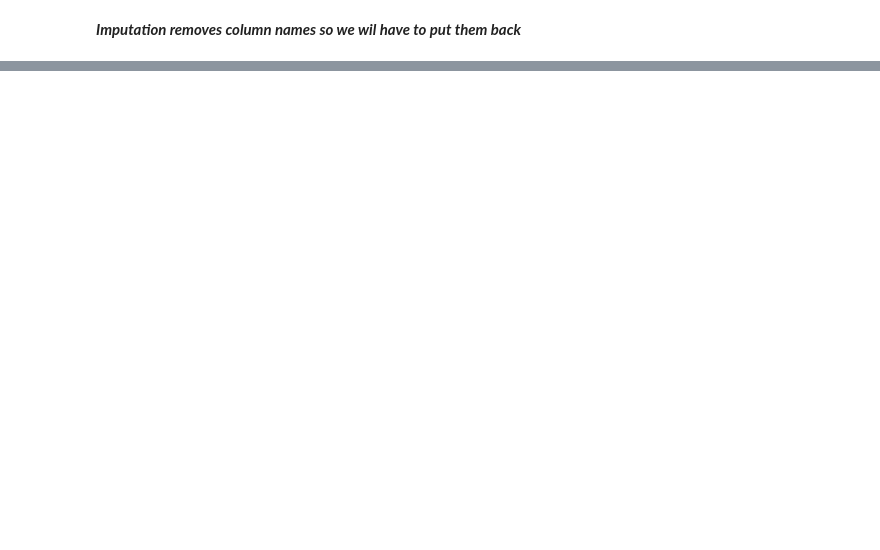
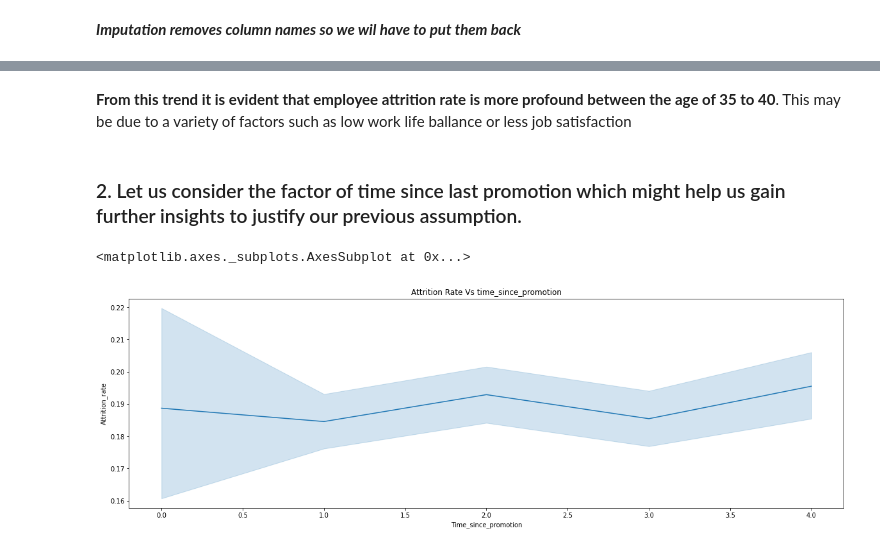
Before and after one commit to partha2000/Employee_attrition_rate_predictor, a Jupyter notebook: eda/EDA report made with kaggle.ipynb, the cells around one changed output, grey strips where cells are left out. Saved outputs shown, nothing was run; the diff lists cells and outputs as text; code cells hidden in the pictures; blank space fills up the shorter version.

```diff
--- a/eda/EDA report made with kaggle.ipynb
+++ b/eda/EDA report made with kaggle.ipynb
@@ -202,0 +268,11 @@ X_train_imputed.head()
+# %% [markdown]
+**From this trend it is evident that employee attrition rate is more profound between the age of 35 to 40**. This may be due to a variety of factors such as low work life ballance or less job satisfaction
+# %% [markdown]
+### 2. Let us consider the factor of time since last promotion which might help us gain further insights to justify our previous assumption.
+# %%
+plt.figure(figsize=(20,6))
+plt.title("Attrition Rate Vs time_since_promotion")
+sns.lineplot(y=data["Attrition_rate"],x=data["Time_since_promotion"])
+# %% [output]
+<matplotlib.axes._subplots.AxesSubplot at 0x...>
+[figure, added]
```
Also changed, not shown: parts of 61 cells of this notebook.
